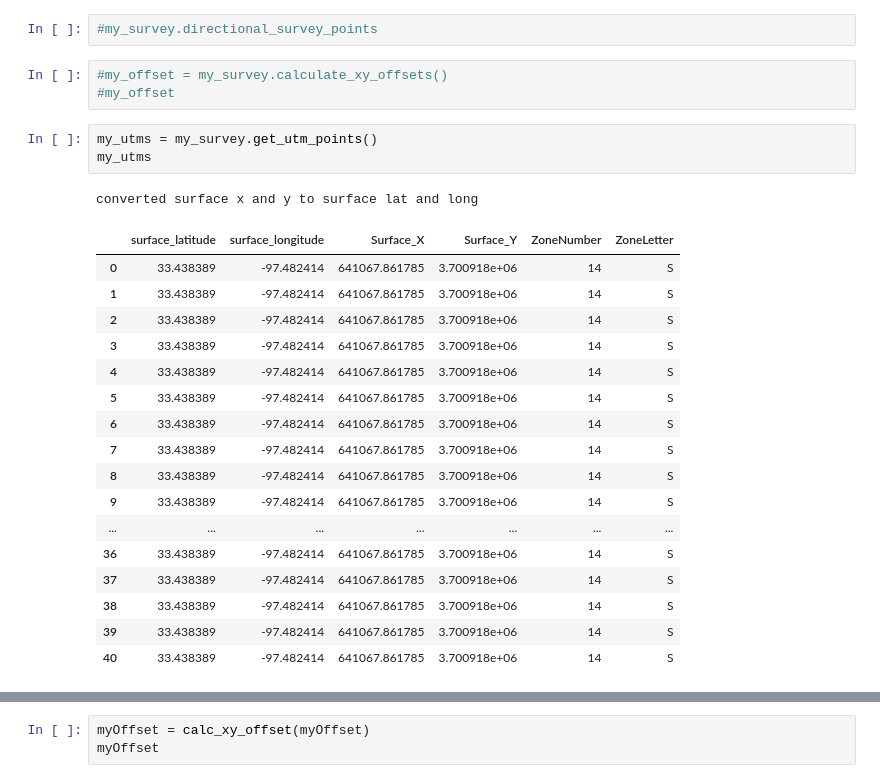
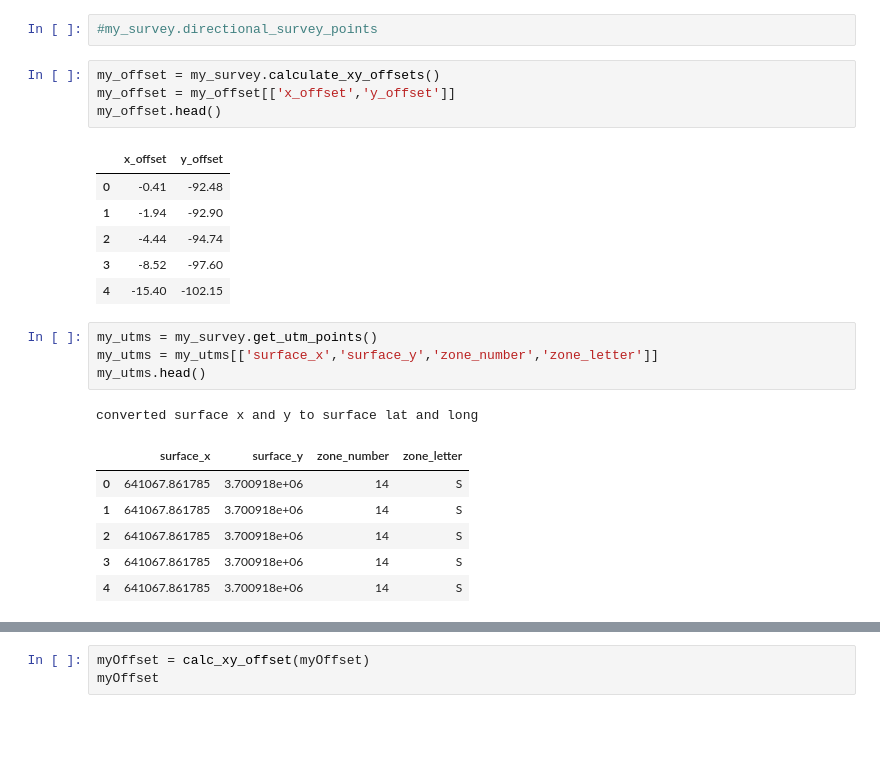
Before and after one commit to bpamos/welltrajconvert, a Jupyter notebook: notebook/Lat Long Conversion .ipynb, the cells around one changed output, grey strips where cells are left out. Cells and saved outputs as stored; diff of their text form; blank space fills up the shorter version.

```diff
--- a/notebook/Lat Long Conversion .ipynb
+++ b/notebook/Lat Long Conversion .ipynb
@@ -51,28 +51,26 @@ mydict = my_df.to_dict(orient='records')
 my_survey = Survey(mydict)
 # %%
 #my_survey.directional_survey_points
-# %%
-#my_offset = my_survey.calculate_xy_offsets()
-#my_offset
+# %%
+my_offset = my_survey.calculate_xy_offsets()
+my_offset = my_offset[['x_offset','y_offset']]
+my_offset.head()
+# %% [output]
+|  | x_offset | y_offset |
+| 0 | -0.41 | -92.48 |
+| 1 | -1.94 | -92.90 |
+| 2 | -4.44 | -94.74 |
+| 3 | -8.52 | -97.60 |
+| 4 | -15.40 | -102.15 |
 # %%
 my_utms = my_survey.get_utm_points()
-my_utms
+my_utms = my_utms[['surface_x','surface_y','zone_number','zone_letter']]
+my_utms.head()
 # %% [output]
 converted surface x and y to surface lat and long
-|  | surface_latitude | surface_longitude | Surface_X | Surface_Y | ZoneNumber | ZoneLetter |
-| 0 | 33.438389 | -97.482414 | 641067.861785 | 3.700918e+06 | 14 | S |
-| 1 | 33.438389 | -97.482414 | 641067.861785 | 3.700918e+06 | 14 | S |
-| 2 | 33.438389 | -97.482414 | 641067.861785 | 3.700918e+06 | 14 | S |
-| 3 | 33.438389 | -97.482414 | 641067.861785 | 3.700918e+06 | 14 | S |
-| 4 | 33.438389 | -97.482414 | 641067.861785 | 3.700918e+06 | 14 | S |
-| 5 | 33.438389 | -97.482414 | 641067.861785 | 3.700918e+06 | 14 | S |
-| 6 | 33.438389 | -97.482414 | 641067.861785 | 3.700918e+06 | 14 | S |
-| 7 | 33.438389 | -97.482414 | 641067.861785 | 3.700918e+06 | 14 | S |
-| 8 | 33.438389 | -97.482414 | 641067.861785 | 3.700918e+06 | 14 | S |
-| 9 | 33.438389 | -97.482414 | 641067.861785 | 3.700918e+06 | 14 | S |
-| ... | ... | ... | ... | ... | ... | ... |
-| 36 | 33.438389 | -97.482414 | 641067.861785 | 3.700918e+06 | 14 | S |
-| 37 | 33.438389 | -97.482414 | 641067.861785 | 3.700918e+06 | 14 | S |
-| 38 | 33.438389 | -97.482414 | 641067.861785 | 3.700918e+06 | 14 | S |
-| 39 | 33.438389 | -97.482414 | 641067.861785 | 3.700918e+06 | 14 | S |
-| 40 | 33.438389 | -97.482414 | 641067.861785 | 3.700918e+06 | 14 | S |
+|  | surface_x | surface_y | zone_number | zone_letter |
+| 0 | 641067.861785 | 3.700918e+06 | 14 | S |
+| 1 | 641067.861785 | 3.700918e+06 | 14 | S |
+| 2 | 641067.861785 | 3.700918e+06 | 14 | S |
+| 3 | 641067.861785 | 3.700918e+06 | 14 | S |
+| 4 | 641067.861785 | 3.700918e+06 | 14 | S |
```
Also changed, not shown: parts of 7 cells of this notebook.
